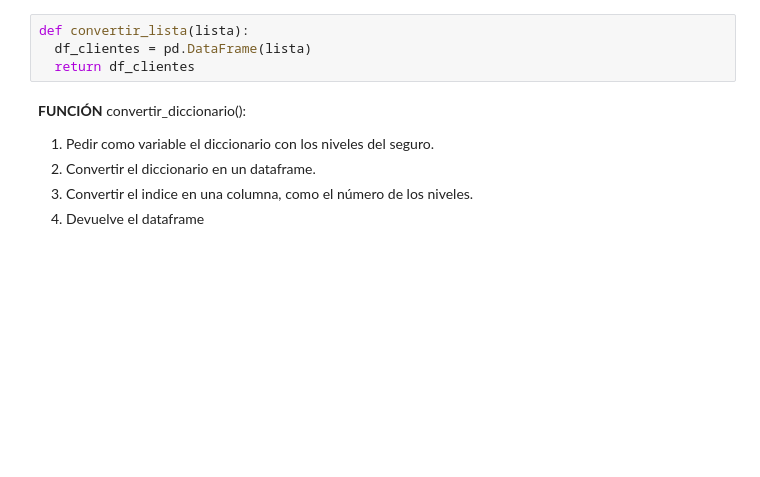
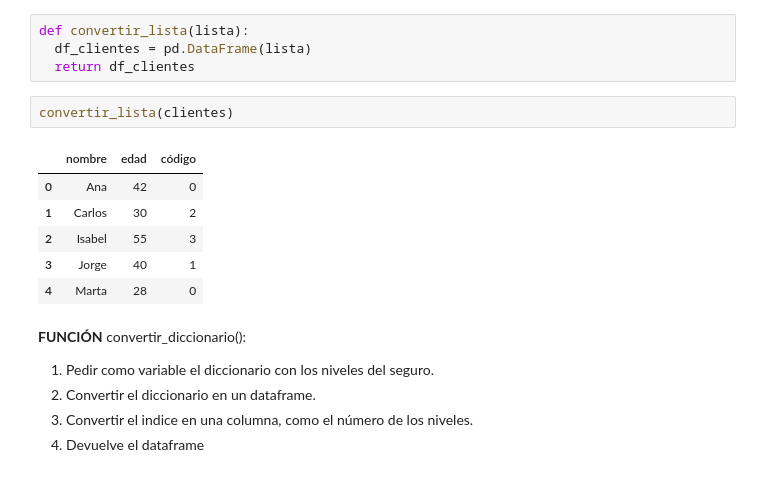
Before and after one commit to SilviaVimo/Silvia-Vilches---Especialitzaci-Data-Analytics-2026, a Jupyter notebook: S7_SILVIA_VILCHES.ipynb, the cells around one changed output. Cells and saved outputs as stored; diff of their text form; blank space fills up the shorter version.

```diff
--- a/S7_SILVIA_VILCHES.ipynb
+++ b/S7_SILVIA_VILCHES.ipynb
@@ -935,6 +942,15 @@ Establezco los pasos a seguir y las funciones que utilizaré para obtener el dat
 def convertir_lista(lista):
   df_clientes = pd.DataFrame(lista)
   return df_clientes
+# %%
+convertir_lista(clientes)
+# %% [output]
+|  | nombre | edad | código |
+| 0 | Ana | 42 | 0 |
+| 1 | Carlos | 30 | 2 |
+| 2 | Isabel | 55 | 3 |
+| 3 | Jorge | 40 | 1 |
+| 4 | Marta | 28 | 0 |
 # %% [markdown]
 **FUNCIÓN** convertir_diccionario():
 1. Pedir como variable el diccionario con los niveles del seguro.
```
Also changed, not shown: parts of 17 cells of this notebook.
